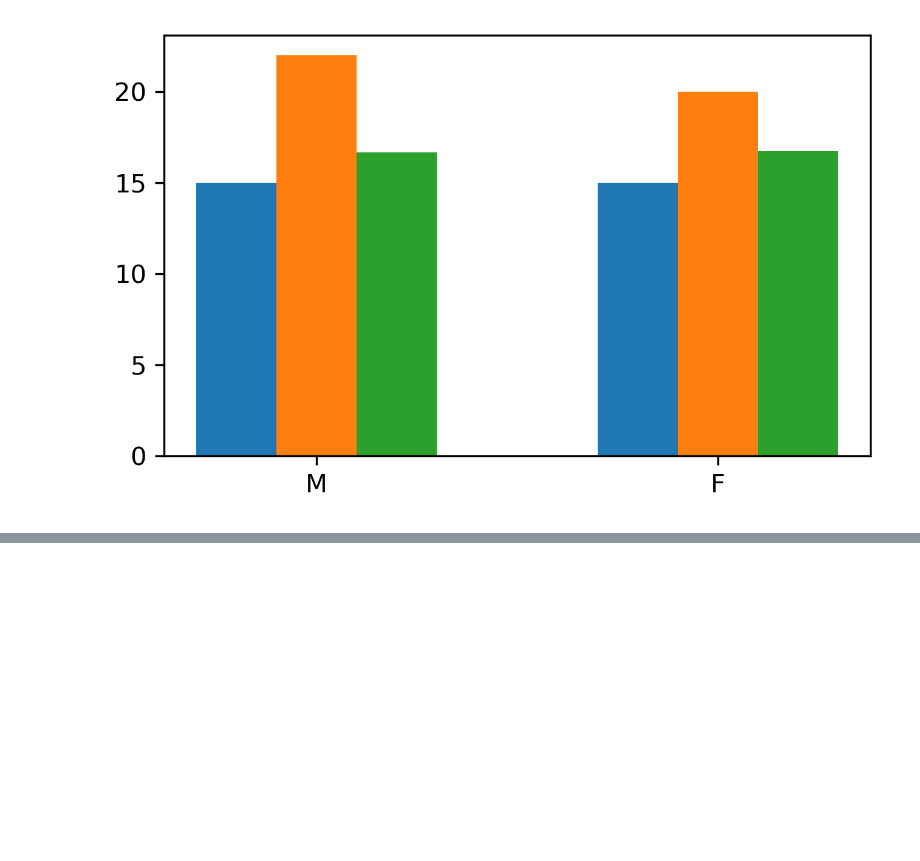
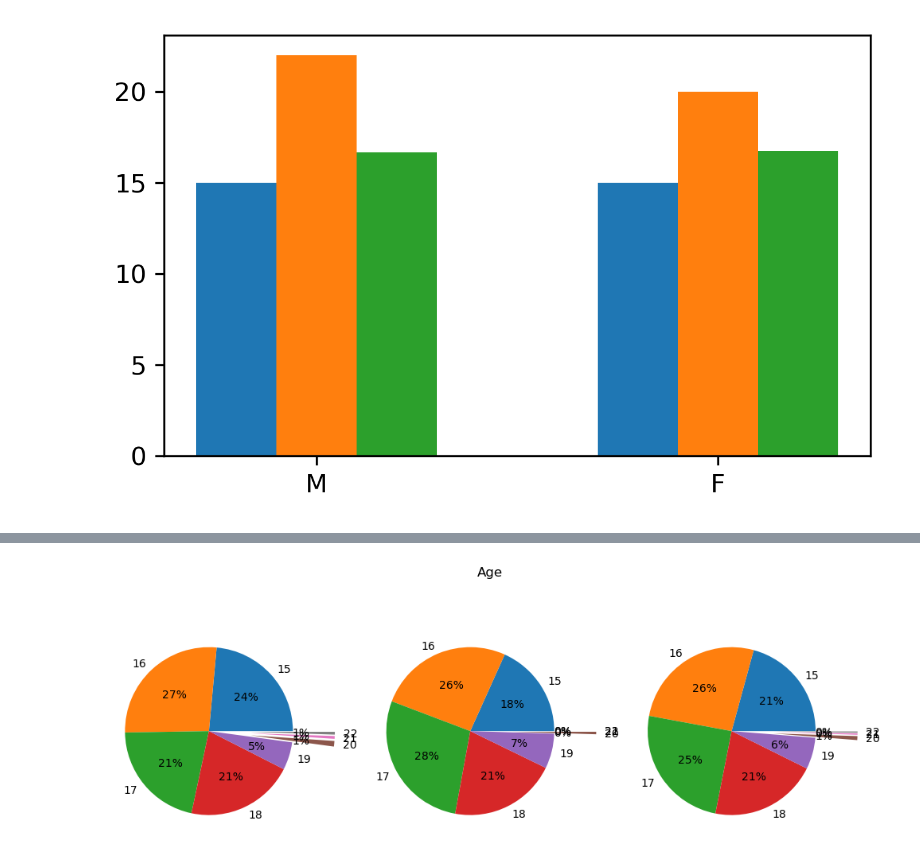
Before and after one commit to kplawik/MetodyWizualizacjiDanych, a Jupyter notebook: zadania_6.ipynb, the cells around one changed output, grey strips where cells are left out. Drawn from its saved outputs; the diff is of its cells as text; code cells hidden in the pictures; blank space fills up the shorter version.

```diff
--- a/zadania_6.ipynb
+++ b/zadania_6.ipynb
@@ -279,0 +312,5 @@ F     208.0    16.73     15.0     20.0
+# %%
+pivot_table = pd.pivot_table(dataset2, index='age', columns='sex', values='school', aggfunc='count', fill_value=0)
+students = pd.DataFrame(pivot_table['F'] + pivot_table['M'], columns=['students'])
+
+print(pivot_table)
@@ -279,0 +328,15 @@ F     208.0    16.73     15.0     20.0
+# %%
+fig, (ax1, ax2, ax3) = plt.subplots(1, 3)
+fig.set_figheight(4)
+fig.set_figwidth(10)
+ax1.pie(pivot_table['M'], explode=(0, 0, 0, 0, 0, 0.5, 0.5, 0.5), labels=pivot_table.index,
+        normalize=True, autopct='%.0f%%')
+ax2.pie(pivot_table['F'], explode=(0, 0, 0, 0, 0, 0.5, 0.5, 0.5), labels=pivot_table.index,
+        normalize=True, autopct='%.0f%%')
+ax3.pie(students['students'], explode=(0, 0, 0, 0, 0, 0.5, 0.5, 0.5), labels=students.index,
+        normalize=True, autopct='%.0f%%')
+fig.suptitle('Age')
+plt.tight_layout()
+plt.show()
+# %% [output]
+[figure, added]
```
Also changed, not shown: parts of 8 cells of this notebook.
